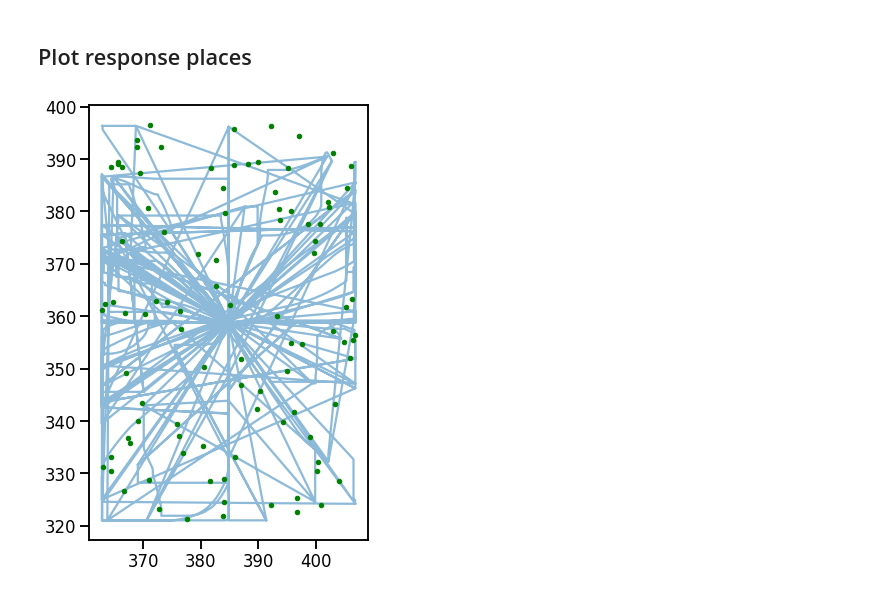
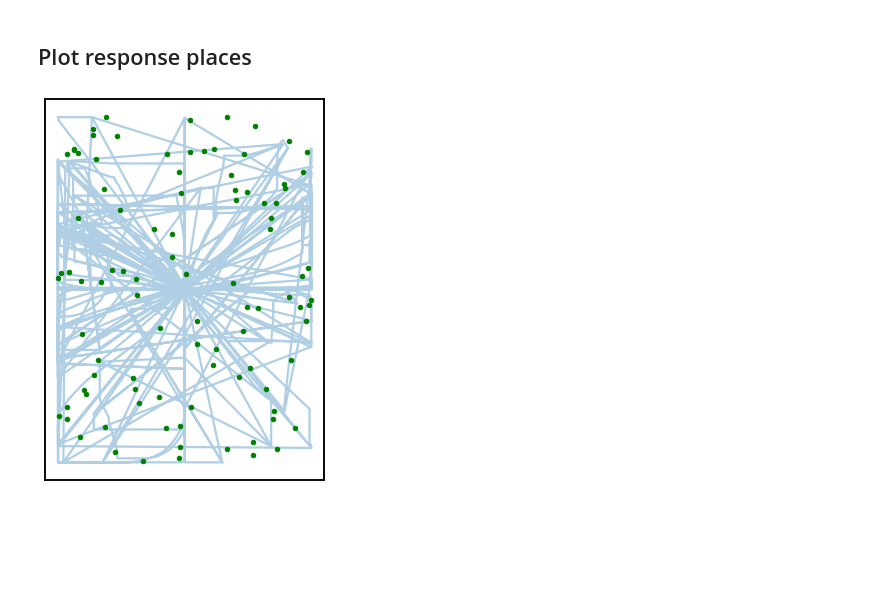
Before and after one commit to HSUPipeline/AnalyzeTH, a Jupyter notebook: notebooks/06-ResponsePlaceAnalysis.ipynb, the cells around one changed output. Drawn from its saved outputs; the diff is of its cells as text; code cells hidden in the pictures; blank space fills up the shorter version.

Commit message:
update/rerun other notebooks for new data

```diff
--- a/notebooks/06-ResponsePlaceAnalysis.ipynb
+++ b/notebooks/06-ResponsePlaceAnalysis.ipynb
@@ -38,16 +40,17 @@ nwbfile = io.read()
 ## Plot response places
 # %%
 # Collect chest positions
-chest_pos = nwbfile.acquisition['chest_positions']
-chest_xs, chest_ys = chest_pos['chest_positions'].data[:]
+chest_xs, chest_ys = nwbfile.acquisition['chest_positions']['chest_positions'].data[:].T
+# %%
+# Get recall selector positon data
+recall_pos = nwbfile.acquisition['recall']['selector'].data[:].T
 # %%
 # Plot the positions of the recall selector, overlaid with chest positions
-#   Note: update this to use plot_positions
-_, ax = plt.subplots(figsize=(5, 8))
-ax.plot(*nwbfile.acquisition['recall']['selector'].data[:], alpha=0.5)
+plot_positions(recall_pos, figsize=(5, 7))
+ax = plt.gca()
 ax.plot(chest_xs, chest_ys, '.g');
 # %% [output]
-[figure, old version]
+[figure, new version]
 # %%
 # ToDo: plot individual recall movement
 # %%
```
Also changed, not shown: parts of 1 cell of this notebook.
